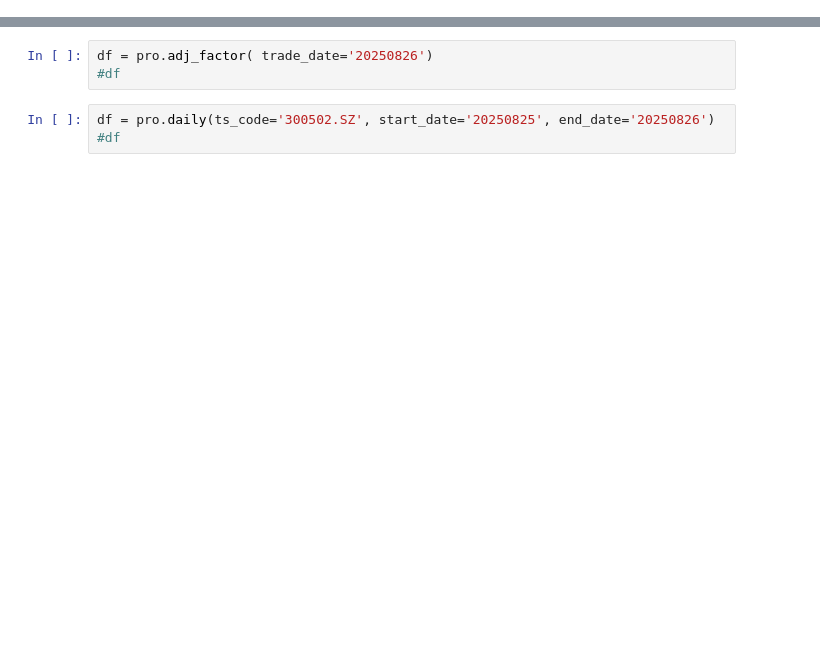
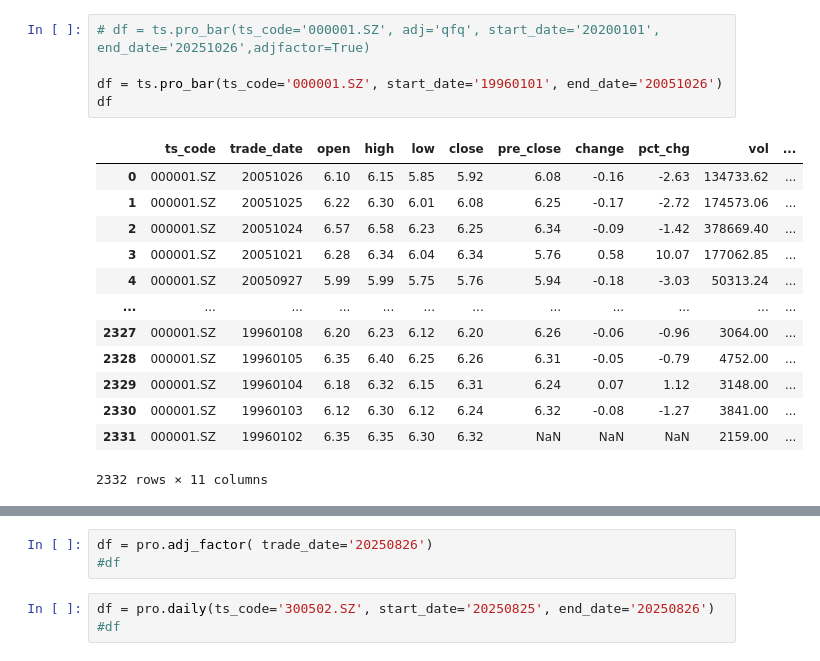
Before and after one commit to fffyyzhang/quant_data, a Jupyter notebook: jupyter/test_tushare.ipynb, the cells around one changed output, grey strips where cells are left out. Saved outputs shown, nothing was run; the diff lists cells and outputs as text; blank space fills up the shorter version.

```diff
--- a/jupyter/test_tushare.ipynb
+++ b/jupyter/test_tushare.ipynb
@@ -8,0 +72,19 @@ from utils.config import *
+# %%
+# df = ts.pro_bar(ts_code='000001.SZ', adj='qfq', start_date='20200101', end_date='20251026',adjfactor=True)
+
+df = ts.pro_bar(ts_code='000001.SZ', start_date='19960101', end_date='20051026')
+df
+# %% [output]
+|  | ts_code | trade_date | open | high | low | close | pre_close | change | pct_chg | vol | ... |
+| 0 | 000001.SZ | 20051026 | 6.10 | 6.15 | 5.85 | 5.92 | 6.08 | -0.16 | -2.63 | 134733.62 | ... |
+| 1 | 000001.SZ | 20051025 | 6.22 | 6.30 | 6.01 | 6.08 | 6.25 | -0.17 | -2.72 | 174573.06 | ... |
+| 2 | 000001.SZ | 20051024 | 6.57 | 6.58 | 6.23 | 6.25 | 6.34 | -0.09 | -1.42 | 378669.40 | ... |
+| 3 | 000001.SZ | 20051021 | 6.28 | 6.34 | 6.04 | 6.34 | 5.76 | 0.58 | 10.07 | 177062.85 | ... |
+| 4 | 000001.SZ | 20050927 | 5.99 | 5.99 | 5.75 | 5.76 | 5.94 | -0.18 | -3.03 | 50313.24 | ... |
+| ... | ... | ... | ... | ... | ... | ... | ... | ... | ... | ... | ... |
+| 2327 | 000001.SZ | 19960108 | 6.20 | 6.23 | 6.12 | 6.20 | 6.26 | -0.06 | -0.96 | 3064.00 | ... |
+| 2328 | 000001.SZ | 19960105 | 6.35 | 6.40 | 6.25 | 6.26 | 6.31 | -0.05 | -0.79 | 4752.00 | ... |
+| 2329 | 000001.SZ | 19960104 | 6.18 | 6.32 | 6.15 | 6.31 | 6.24 | 0.07 | 1.12 | 3148.00 | ... |
+| 2330 | 000001.SZ | 19960103 | 6.12 | 6.30 | 6.12 | 6.24 | 6.32 | -0.08 | -1.27 | 3841.00 | ... |
+| 2331 | 000001.SZ | 19960102 | 6.35 | 6.35 | 6.30 | 6.32 | NaN | NaN | NaN | 2159.00 | ... |
+2332 rows × 11 columns
```
Also changed, not shown: parts of 11 cells of this notebook, 10 other files.
